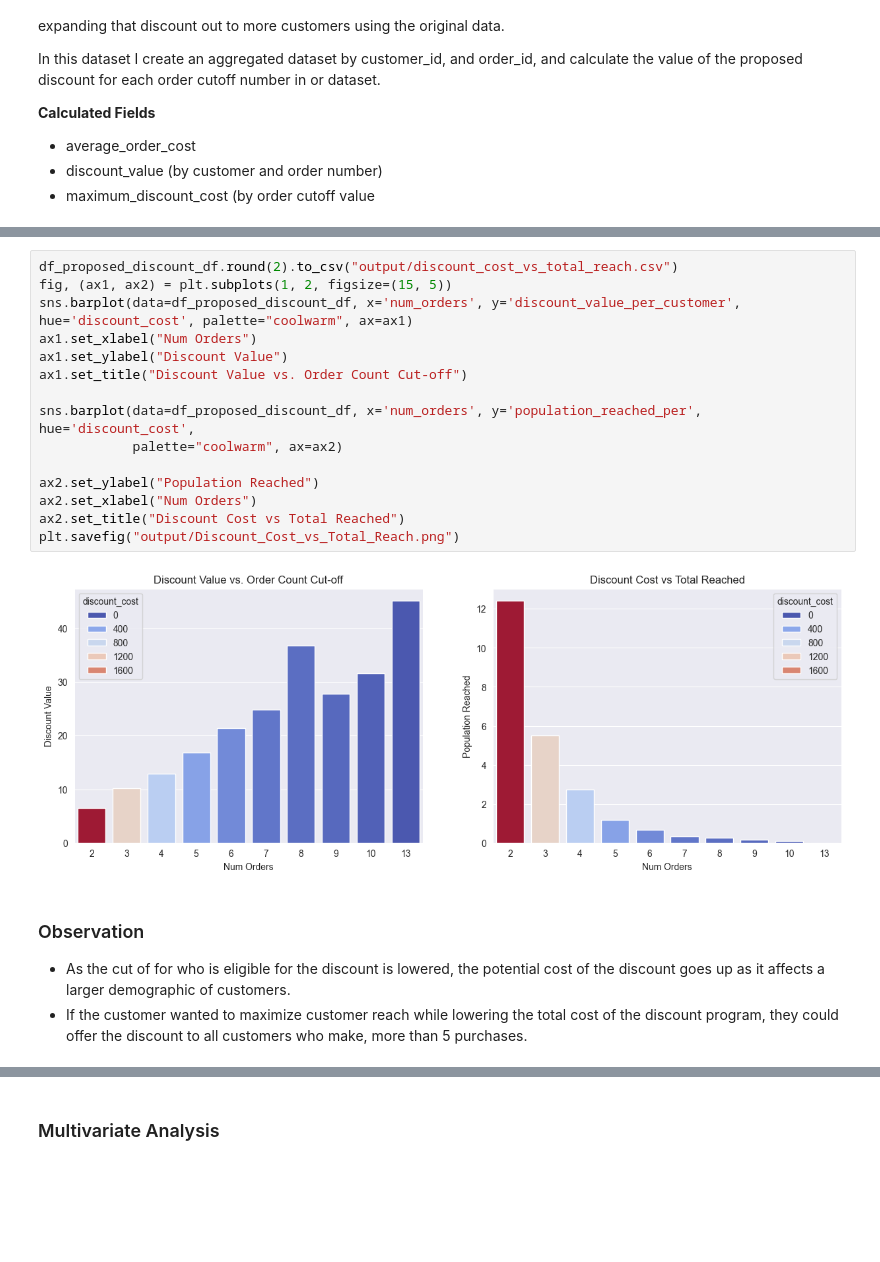
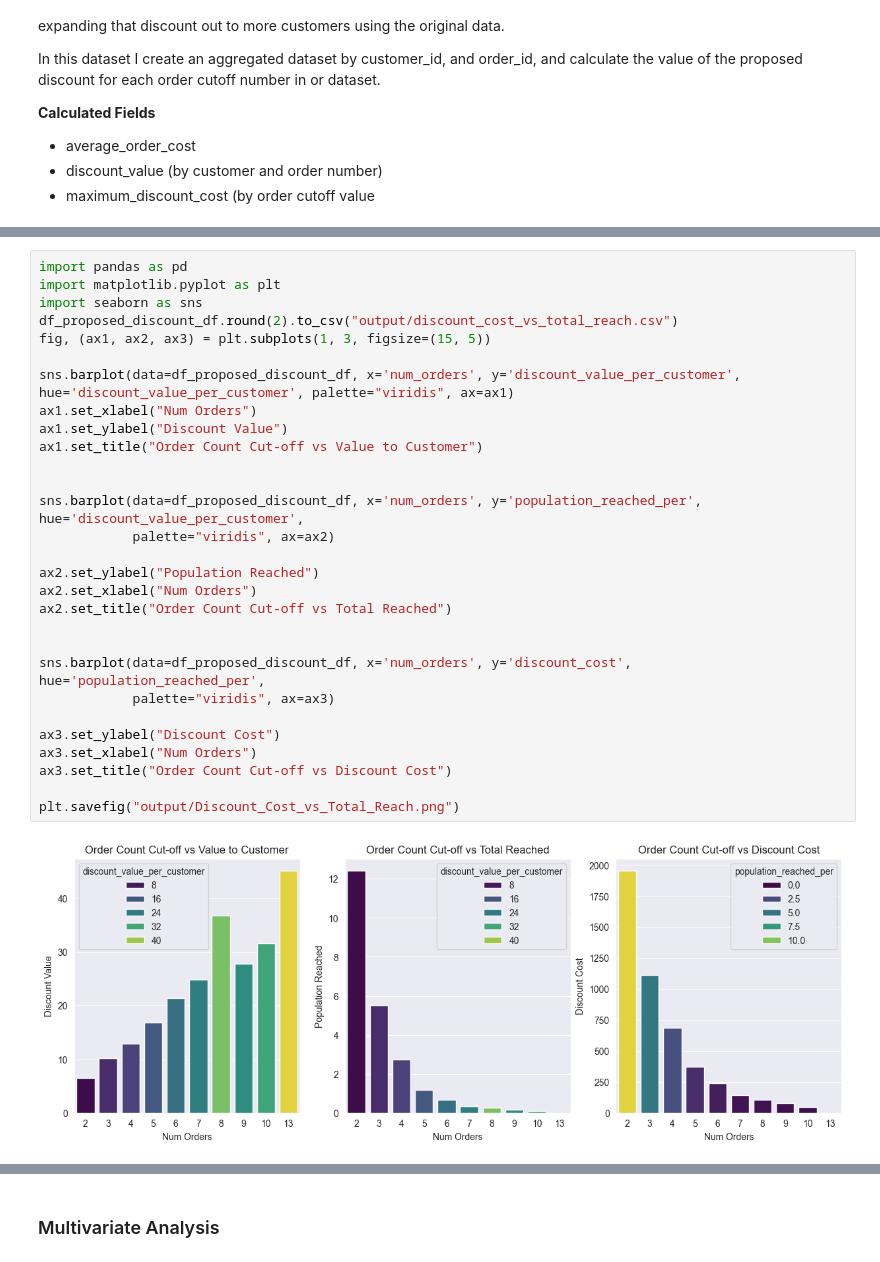
Before and after one commit to DanielLevenstein/FoodHub_UT_ML_Project1, a Jupyter notebook: FoodHubDataAnalysis.ipynb, the cells around one changed output, grey strips where cells are left out. Cells and saved outputs as stored; diff of their text form; blank space fills up the shorter version.

Commit message:
Updated chart used for the Discount Cost vs. Total Reach section along with README.md and summary doc.

```diff
--- a/FoodHubDataAnalysis.ipynb
+++ b/FoodHubDataAnalysis.ipynb
@@ -461,23 +462,33 @@ df_proposed_discount_df.round(2)
 | 2 | 3 | 83 | 4205.38 | 16.89 | 841.08 | ... |
 | 1 | 2 | 267 | 8593.64 | 16.09 | 1718.73 | ... |
 # %%
+import pandas as pd
+import matplotlib.pyplot as plt
+import seaborn as sns
 df_proposed_discount_df.round(2).to_csv("output/discount_cost_vs_total_reach.csv")
-fig, (ax1, ax2) = plt.subplots(1, 2, figsize=(15, 5))
-sns.barplot(data=df_proposed_discount_df, x='num_orders', y='discount_value_per_customer', hue='discount_cost', palette="coolwarm", ax=ax1)
+fig, (ax1, ax2, ax3) = plt.subplots(1, 3, figsize=(15, 5))
+
+sns.barplot(data=df_proposed_discount_df, x='num_orders', y='discount_value_per_customer', hue='discount_value_per_customer', palette="viridis", ax=ax1)
 ax1.set_xlabel("Num Orders")
 ax1.set_ylabel("Discount Value")
-ax1.set_title("Discount Value vs. Order Count Cut-off")
+ax1.set_title("Order Count Cut-off vs Value to Customer")
 
-sns.barplot(data=df_proposed_discount_df, x='num_orders', y='population_reached_per', hue='discount_cost',
-            palette="coolwarm", ax=ax2)
+
+sns.barplot(data=df_proposed_discount_df, x='num_orders', y='population_reached_per', hue='discount_value_per_customer',
+            palette="viridis", ax=ax2)
 
 ax2.set_ylabel("Population Reached")
 ax2.set_xlabel("Num Orders")
-ax2.set_title("Discount Cost vs Total Reached")
+ax2.set_title("Order Count Cut-off vs Total Reached")
+
+
+sns.barplot(data=df_proposed_discount_df, x='num_orders', y='discount_cost', hue='population_reached_per',
+            palette="viridis", ax=ax3)
+
+ax3.set_ylabel("Discount Cost")
+ax3.set_xlabel("Num Orders")
+ax3.set_title("Order Count Cut-off vs Discount Cost")
+
 plt.savefig("output/Discount_Cost_vs_Total_Reach.png")
 # %% [output]
-[figure, old version]
+[figure, new version]
-# %% [markdown]
-### Observation
-- As the cut of for who is eligible for the discount is lowered, the potential cost of the discount goes up as it affects a larger demographic of customers.
-- If the customer wanted to maximize customer reach while lowering the total cost of the discount program, they could offer the discount to all customers who make, more than 5 purchases.
```
Also changed, not shown: parts of 2 cells of this notebook, 3 other files.
